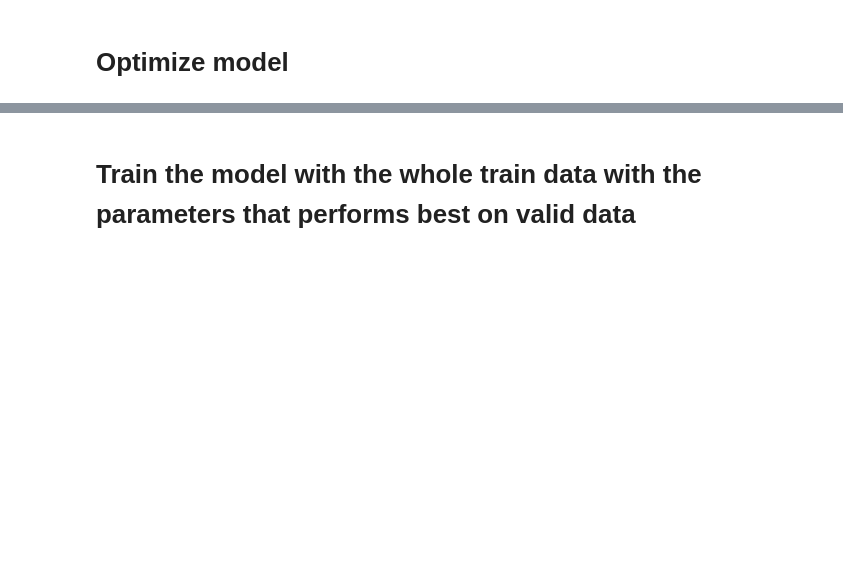
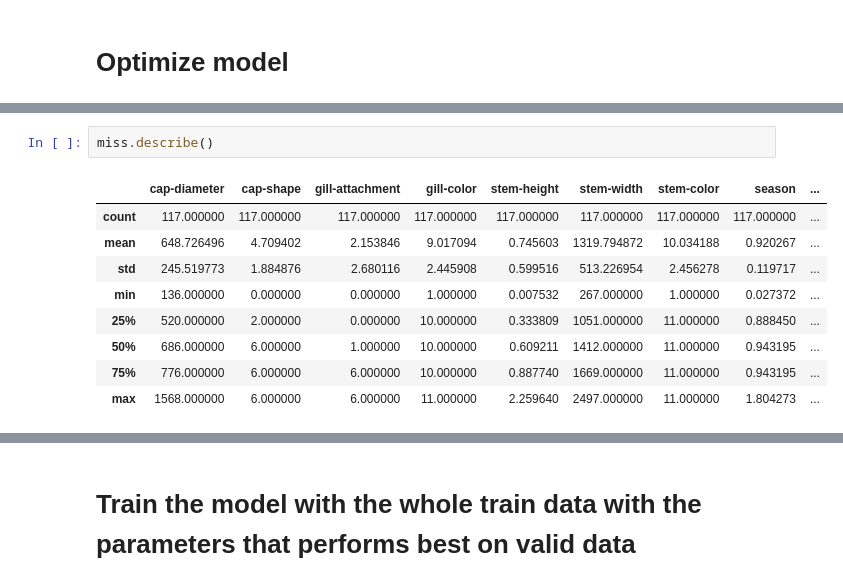
Before and after one commit to hiendamvan/mushroom_edible_classification, a Jupyter notebook: random_forest.ipynb, the cells around one changed output, grey strips where cells are left out. Cells and saved outputs as stored; diff of their text form; blank space fills up the shorter version.

```diff
--- a/random_forest.ipynb
+++ b/random_forest.ipynb
@@ -164,0 +155,12 @@ Maximum accuracy :  0.9898214120477469  with n_estimators =  80
+# %%
+miss.describe()
+# %% [output]
+|  | cap-diameter | cap-shape | gill-attachment | gill-color | stem-height | stem-width | stem-color | season | ... |
+| count | 117.000000 | 117.000000 | 117.000000 | 117.000000 | 117.000000 | 117.000000 | 117.000000 | 117.000000 | ... |
+| mean | 648.726496 | 4.709402 | 2.153846 | 9.017094 | 0.745603 | 1319.794872 | 10.034188 | 0.920267 | ... |
+| std | 245.519773 | 1.884876 | 2.680116 | 2.445908 | 0.599516 | 513.226954 | 2.456278 | 0.119717 | ... |
+| min | 136.000000 | 0.000000 | 0.000000 | 1.000000 | 0.007532 | 267.000000 | 1.000000 | 0.027372 | ... |
+| 25% | 520.000000 | 2.000000 | 0.000000 | 10.000000 | 0.333809 | 1051.000000 | 11.000000 | 0.888450 | ... |
+| 50% | 686.000000 | 6.000000 | 1.000000 | 10.000000 | 0.609211 | 1412.000000 | 11.000000 | 0.943195 | ... |
+| 75% | 776.000000 | 6.000000 | 6.000000 | 10.000000 | 0.887740 | 1669.000000 | 11.000000 | 0.943195 | ... |
+| max | 1568.000000 | 6.000000 | 6.000000 | 11.000000 | 2.259640 | 2497.000000 | 11.000000 | 1.804273 | ... |
```
Also changed, not shown: parts of 23 cells of this notebook, 1 other file.
